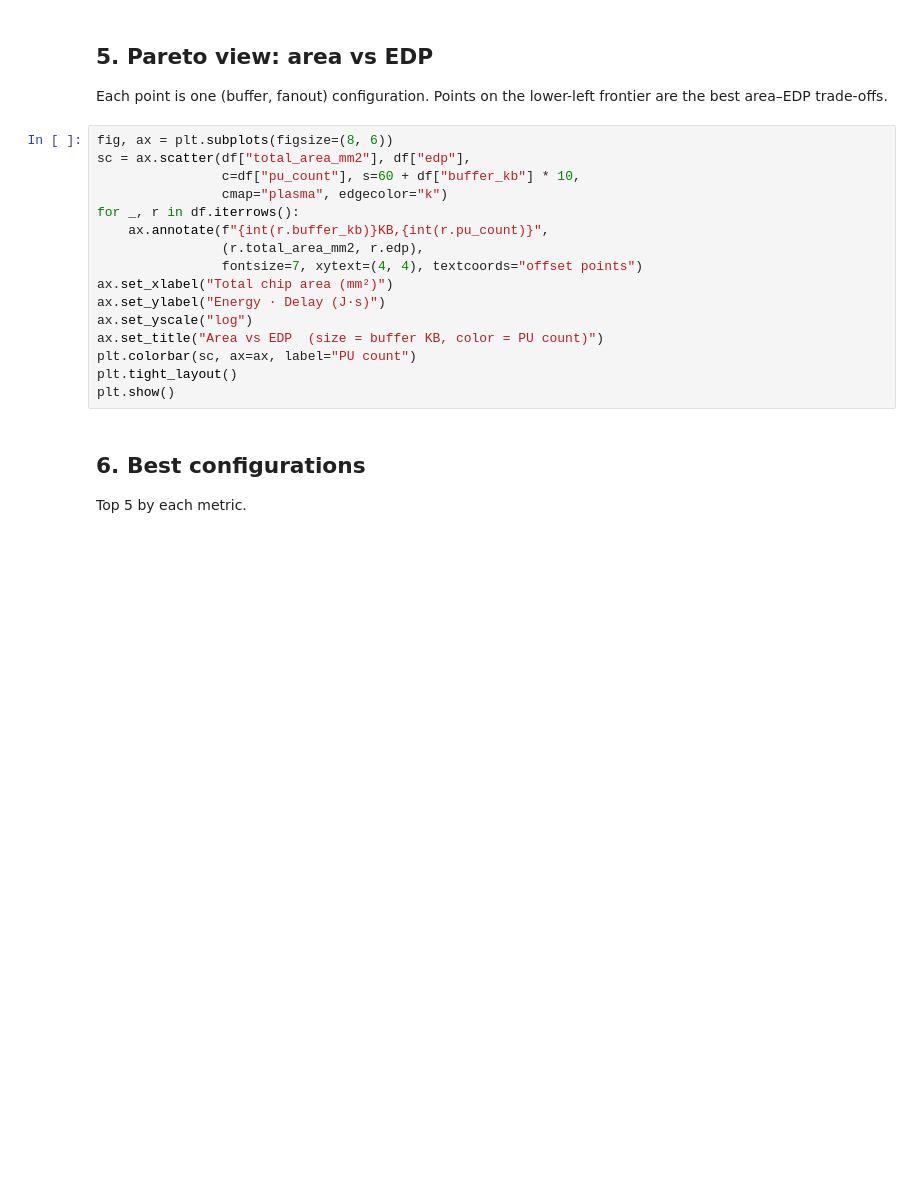
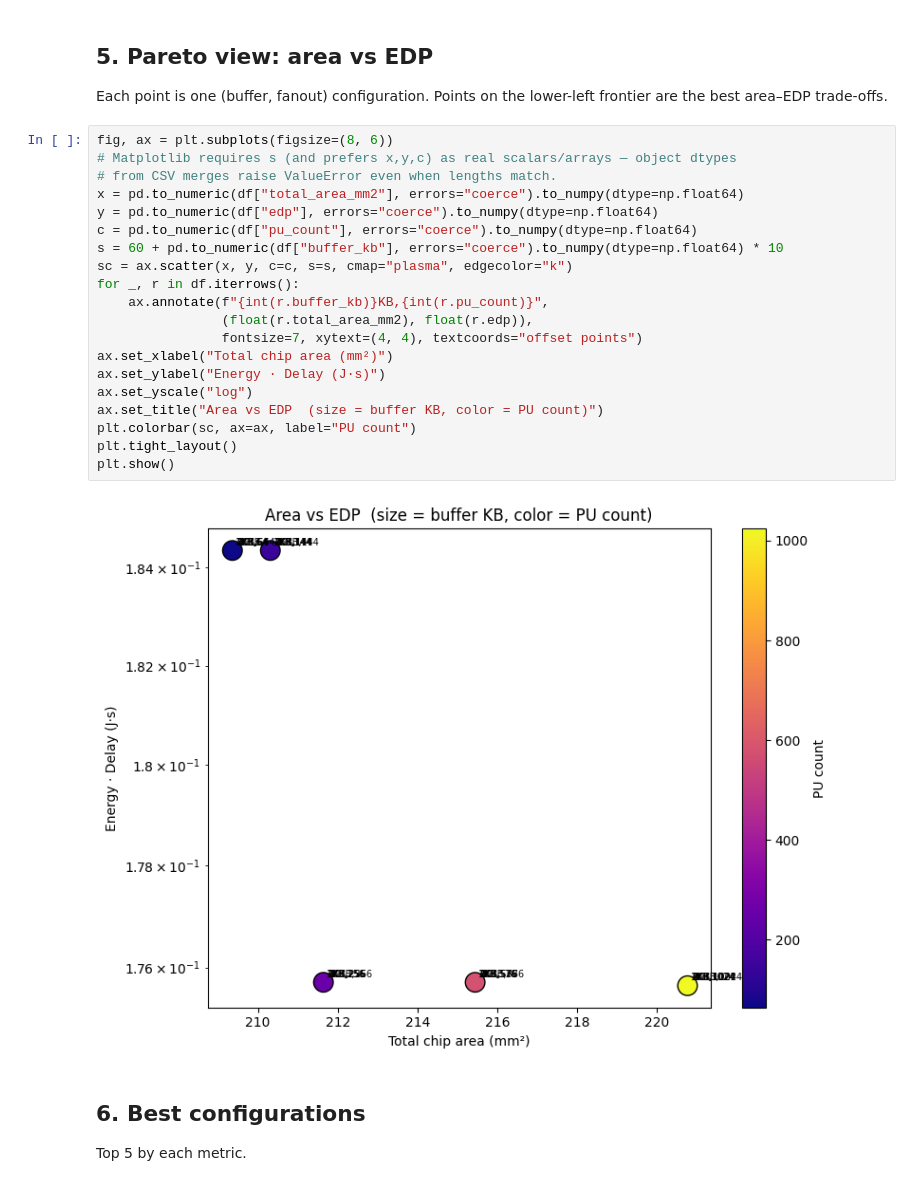
Before and after one commit to ecoArcGaming/accelforge, a Jupyter notebook: notebooks/sweep_hybrid.ipynb, the cells around one changed output. Drawn from its saved outputs; the diff is of its cells as text; blank space fills up the shorter version.

```diff
--- a/notebooks/sweep_hybrid.ipynb
+++ b/notebooks/sweep_hybrid.ipynb
@@ -209,20 +277,26 @@ Each point is one (buffer, fanout) configuration. Points on the lower-left
 frontier are the best area–EDP trade-offs.
 # %%
 fig, ax = plt.subplots(figsize=(8, 6))
-sc = ax.scatter(df["total_area_mm2"], df["edp"],
-                c=df["pu_count"], s=60 + df["buffer_kb"] * 10,
-                cmap="plasma", edgecolor="k")
+# Matplotlib requires s (and prefers x,y,c) as real scalars/arrays — object dtypes
+# from CSV merges raise ValueError even when lengths match.
+x = pd.to_numeric(df["total_area_mm2"], errors="coerce").to_numpy(dtype=np.float64)
+y = pd.to_numeric(df["edp"], errors="coerce").to_numpy(dtype=np.float64)
+c = pd.to_numeric(df["pu_count"], errors="coerce").to_numpy(dtype=np.float64)
+s = 60 + pd.to_numeric(df["buffer_kb"], errors="coerce").to_numpy(dtype=np.float64) * 10
+sc = ax.scatter(x, y, c=c, s=s, cmap="plasma", edgecolor="k")
 for _, r in df.iterrows():
     ax.annotate(f"{int(r.buffer_kb)}KB,{int(r.pu_count)}",
-                (r.total_area_mm2, r.edp),
+                (float(r.total_area_mm2), float(r.edp)),
                 fontsize=7, xytext=(4, 4), textcoords="offset points")
 ax.set_xlabel("Total chip area (mm²)")
 ax.set_ylabel("Energy · Delay (J·s)")
 ax.set_yscale("log")
 ax.set_title("Area vs EDP  (size = buffer KB, color = PU count)")
 plt.colorbar(sc, ax=ax, label="PU count")
 plt.tight_layout()
 plt.show()
+# %% [output]
+[figure, added]
 # %% [markdown]
 ## 6. Best configurations
 
```
Also changed, not shown: parts of 4 cells of this notebook, 2 other files.
